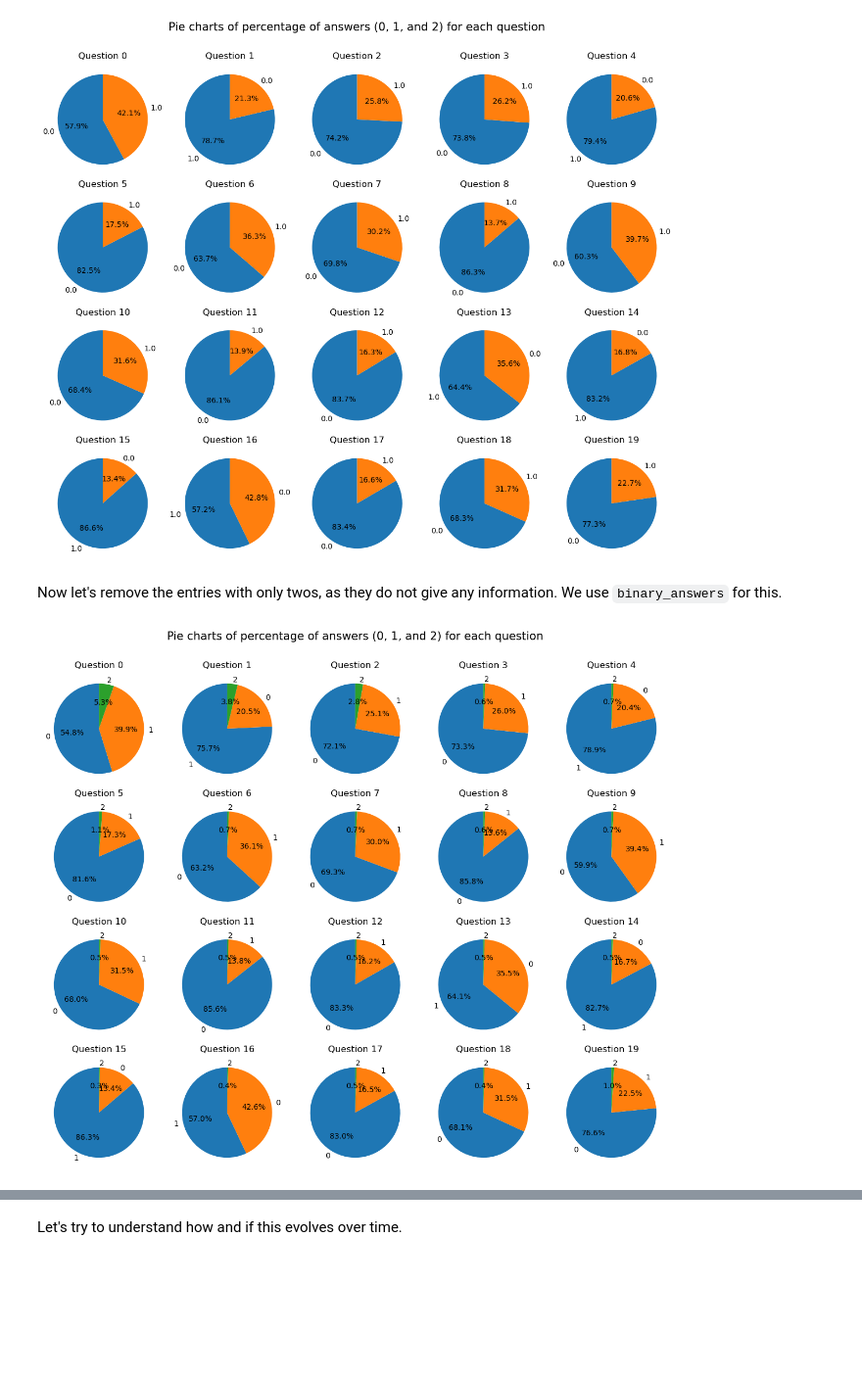
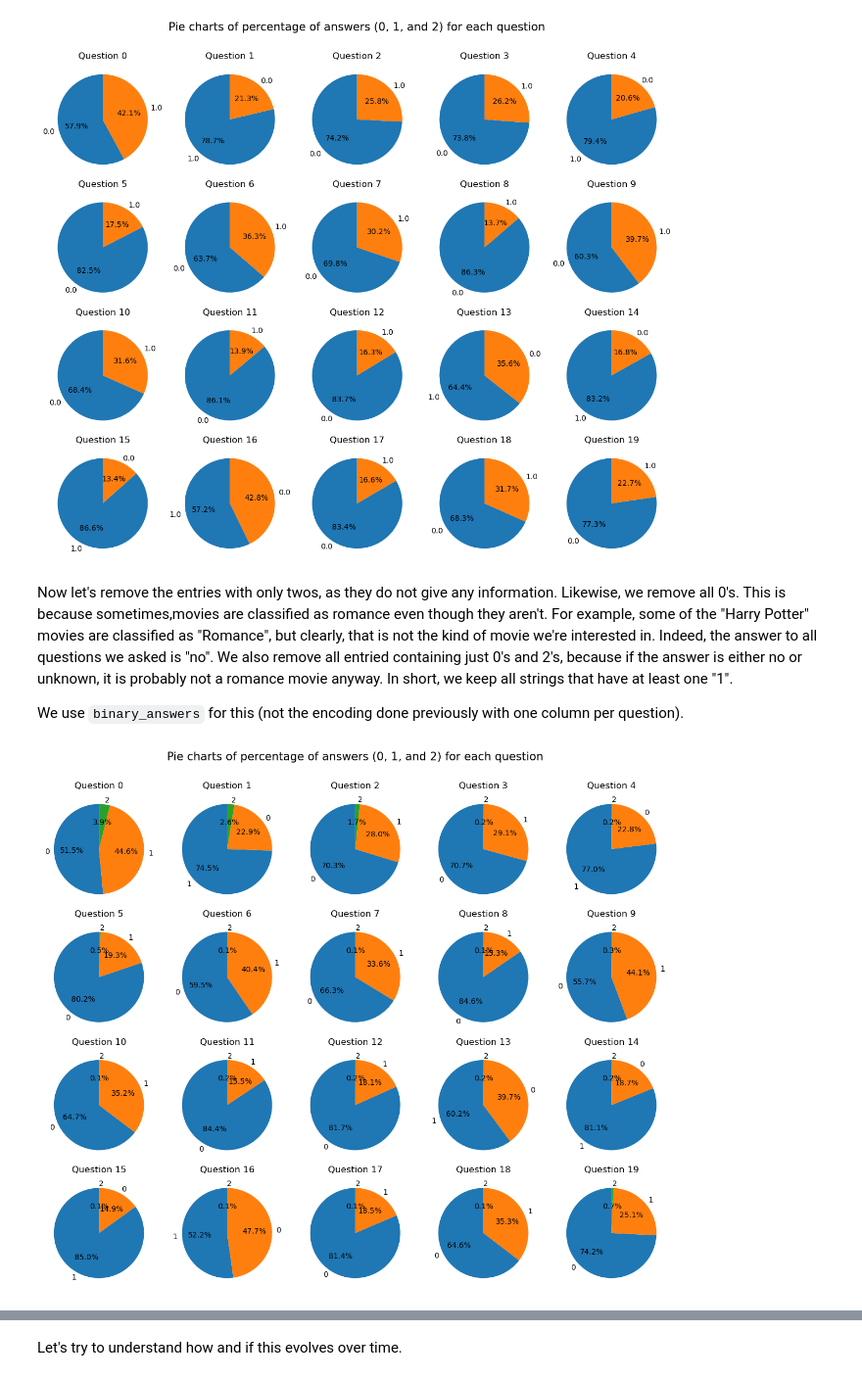
Before and after one commit to epfl-ada/ada-2023-project-theredpandada5, a Jupyter notebook: ChatGPT questions analysis.ipynb, the cells around one changed output, grey strips where cells are left out. Shown at 98% size. Saved outputs shown, nothing was run; the diff lists cells and outputs as text; code cells hidden in the pictures; blank space fills up the shorter version.

```diff
--- a/ChatGPT questions analysis.ipynb
+++ b/ChatGPT questions analysis.ipynb
@@ -18,13 +19,15 @@ romance_with_binary.head(3)
 f = open('Data/trope_questions.txt', 'r')
 
 line = f.readline()
-questions = []
+questions = {}
 
+index = -1
 while len(line)!=0:
-    questions.append(line.strip())
+    questions[index] = line.strip()
     line = f.readline()
+    index += 1
 
-questions = questions[1:-1]
+questions = {index: questions[index] for index in range(20)}
 # %% [markdown]
 We are only interested in preprocessing the binary answers, so let's reduce our dataframe to that and check the possible lengths of the binary answers (which should be 20, one bit per question asked):
 # %%
@@ -86,7 +89,7 @@ gpt_answers.head(5)
 # %% [markdown]
 Now, after this preprocessing, let's separate the answers to each question in a separate column of the dataframe.
 # %%
-for q_nb, question in enumerate(questions):
+for q_nb, question in questions.items():
     gpt_answers[f'q_{q_nb}'] = gpt_answers['binary_answers'].apply(lambda b: int(b[q_nb]))
 
 gpt_answers.head(5)
@@ -150,12 +153,14 @@ plot_pie_charts(gpt_answers_nan)
 # %% [output]
 [figure]
 # %% [markdown]
-Now let's remove the entries with only twos, as they do not give any information. We use `binary_answers` for this.
+Now let's remove the entries with only twos, as they do not give any information. Likewise, we remove all 0's. This is because sometimes,movies are classified as romance even though they aren't. For example, some of the "Harry Potter" movies are classified as "Romance", but clearly, that is not the kind of movie we're interested in. Indeed, the answer to all questions we asked is "no". We also remove all entried containing just 0's and 2's, because if the answer is either no or unknown, it is probably not a romance movie anyway. In short, we keep all strings that have at least one "1".
+
+We use `binary_answers` for this (not the encoding done previously with one column per question).
 # %%
-relevant_answers = gpt_answers[gpt_answers['binary_answers']!='2'*20].copy()
+relevant_answers = gpt_answers[gpt_answers['binary_answers'].str.contains('1')].copy()
 plot_pie_charts(relevant_answers)
 # %% [output]
-[figure, old version]
+[figure, new version]
 # %%
 len(relevant_answers)
 # %% [output]
```
Also changed, not shown: parts of 26 cells of this notebook, 1 other file.
